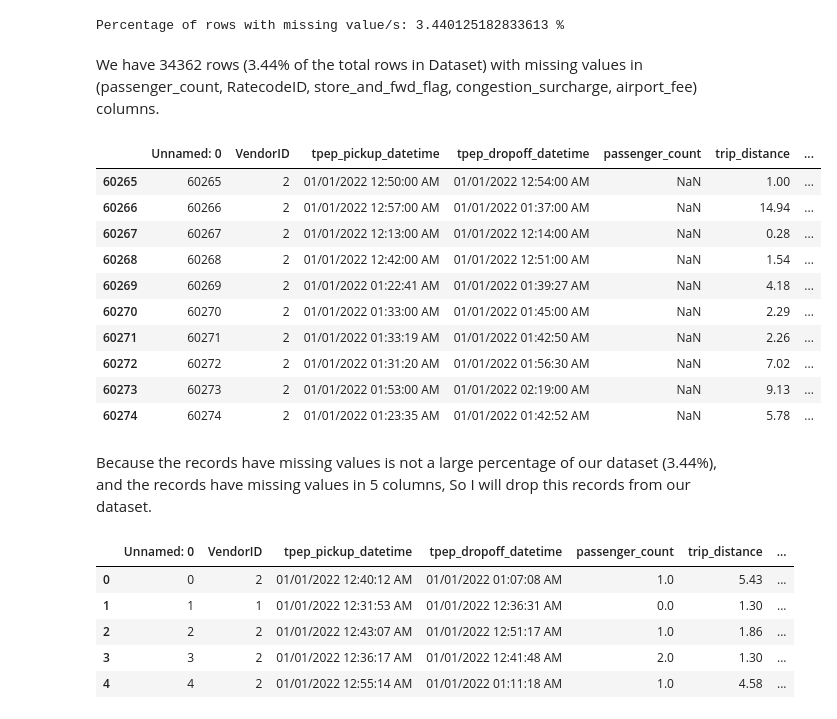
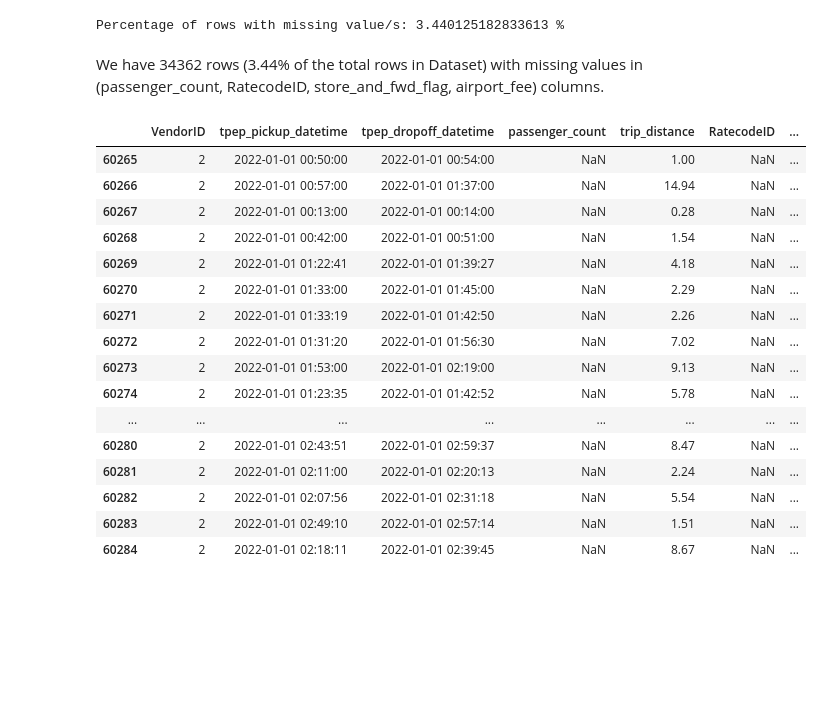
Before and after one commit to AbanoubYounan/Predict-Taxi-Fare-Before-Riding, a Jupyter notebook: Predict_NewYork_Yellow_Taxi_Fare.ipynb, the cells around one changed output. Cells and saved outputs as stored; diff of their text form; code cells hidden in the pictures; blank space fills up the shorter version.

Commit message:
Drop irrelevant columns, Change Datatypes, and Exploring intersting patterns in records with missing values

```diff
--- a/Predict_NewYork_Yellow_Taxi_Fare.ipynb
+++ b/Predict_NewYork_Yellow_Taxi_Fare.ipynb
@@ -87,0 +95,3 @@ Every Row repressents a single trip.
+# %%
+df0.drop(columns=["Unnamed: 0","extra", "mta_tax", "tip_amount", "tolls_amount", "improvement_surcharge", "total_amount", "congestion_surcharge"], axis=1, inplace= True)
+df0.head()
@@ -87,0 +148,8 @@ Every Row repressents a single trip.
+# %%
+df0['VendorID'] = df0['VendorID'].astype('category')
+df0['RatecodeID'] = df0['RatecodeID'].astype('category')
+df0['store_and_fwd_flag'] = df0['store_and_fwd_flag'].astype('category')
+df0['PULocationID'] = df0['PULocationID'].astype('category')
+df0['DOLocationID'] = df0['DOLocationID'].astype('category')
+df0['payment_type'] = df0['payment_type'].astype('category')
+df0.info()
@@ -87,0 +178,4 @@ Every Row repressents a single trip.
+# %%
+df0['tpep_pickup_datetime'] = pd.to_datetime(df0['tpep_pickup_datetime'])
+df0['tpep_dropoff_datetime'] = pd.to_datetime(df0['tpep_dropoff_datetime'])
+df0.info()
@@ -119,33 +229,27 @@ print('Percentage of rows with missing value/s:',(df0.isna().any(axis=1).sum()/d
 # %% [output]
 Percentage of rows with missing value/s: 3.440125182833613 %
 # %% [markdown]
-We have 34362 rows (3.44% of the total rows in Dataset) with missing values in (passenger_count, RatecodeID, store_and_fwd_flag, congestion_surcharge, airport_fee) columns.
+We have 34362 rows (3.44% of the total rows in Dataset) with missing values in (passenger_count, RatecodeID, store_and_fwd_flag, airport_fee) columns.
 # %%
 # Investigating rows with missing values:
 mask = df0.isna().any(axis=1)
-df_missing_passenger_count = df0[mask]
-df_missing_passenger_count.head(10)
+df_missing = df0[mask]
+df_missing.head(20)
 # %% [output]
-|  | Unnamed: 0 | VendorID | tpep_pickup_datetime | tpep_dropoff_datetime | passenger_count | trip_distance | ... |
-| 60265 | 60265 | 2 | 01/01/2022 12:50:00 AM | 01/01/2022 12:54:00 AM | NaN | 1.00 | ... |
-| 60266 | 60266 | 2 | 01/01/2022 12:57:00 AM | 01/01/2022 01:37:00 AM | NaN | 14.94 | ... |
-| 60267 | 60267 | 2 | 01/01/2022 12:13:00 AM | 01/01/2022 12:14:00 AM | NaN | 0.28 | ... |
-| 60268 | 60268 | 2 | 01/01/2022 12:42:00 AM | 01/01/2022 12:51:00 AM | NaN | 1.54 | ... |
-| 60269 | 60269 | 2 | 01/01/2022 01:22:41 AM | 01/01/2022 01:39:27 AM | NaN | 4.18 | ... |
-| 60270 | 60270 | 2 | 01/01/2022 01:33:00 AM | 01/01/2022 01:45:00 AM | NaN | 2.29 | ... |
-| 60271 | 60271 | 2 | 01/01/2022 01:33:19 AM | 01/01/2022 01:42:50 AM | NaN | 2.26 | ... |
-| 60272 | 60272 | 2 | 01/01/2022 01:31:20 AM | 01/01/2022 01:56:30 AM | NaN | 7.02 | ... |
-| 60273 | 60273 | 2 | 01/01/2022 01:53:00 AM | 01/01/2022 02:19:00 AM | NaN | 9.13 | ... |
-| 60274 | 60274 | 2 | 01/01/2022 01:23:35 AM | 01/01/2022 01:42:52 AM | NaN | 5.78 | ... |
+|  | VendorID | tpep_pickup_datetime | tpep_dropoff_datetime | passenger_count | trip_distance | RatecodeID | ... |
+| 60265 | 2 | 2022-01-01 00:50:00 | 2022-01-01 00:54:00 | NaN | 1.00 | NaN | ... |
+| 60266 | 2 | 2022-01-01 00:57:00 | 2022-01-01 01:37:00 | NaN | 14.94 | NaN | ... |
+| 60267 | 2 | 2022-01-01 00:13:00 | 2022-01-01 00:14:00 | NaN | 0.28 | NaN | ... |
+| 60268 | 2 | 2022-01-01 00:42:00 | 2022-01-01 00:51:00 | NaN | 1.54 | NaN | ... |
+| 60269 | 2 | 2022-01-01 01:22:41 | 2022-01-01 01:39:27 | NaN | 4.18 | NaN | ... |
+| 60270 | 2 | 2022-01-01 01:33:00 | 2022-01-01 01:45:00 | NaN | 2.29 | NaN | ... |
+| 60271 | 2 | 2022-01-01 01:33:19 | 2022-01-01 01:42:50 | NaN | 2.26 | NaN | ... |
+| 60272 | 2 | 2022-01-01 01:31:20 | 2022-01-01 01:56:30 | NaN | 7.02 | NaN | ... |
+| 60273 | 2 | 2022-01-01 01:53:00 | 2022-01-01 02:19:00 | NaN | 9.13 | NaN | ... |
+| 60274 | 2 | 2022-01-01 01:23:35 | 2022-01-01 01:42:52 | NaN | 5.78 | NaN | ... |
+| ... | ... | ... | ... | ... | ... | ... | ... |
+| 60280 | 2 | 2022-01-01 02:43:51 | 2022-01-01 02:59:37 | NaN | 8.47 | NaN | ... |
+| 60281 | 2 | 2022-01-01 02:11:00 | 2022-01-01 02:20:13 | NaN | 2.24 | NaN | ... |
+| 60282 | 2 | 2022-01-01 02:07:56 | 2022-01-01 02:31:18 | NaN | 5.54 | NaN | ... |
+| 60283 | 2 | 2022-01-01 02:49:10 | 2022-01-01 02:57:14 | NaN | 1.51 | NaN | ... |
+| 60284 | 2 | 2022-01-01 02:18:11 | 2022-01-01 02:39:45 | NaN | 8.67 | NaN | ... |
-# %% [markdown]
-Because the records have missing values is not a large percentage of our dataset (3.44%), and the records have missing values in 5 columns, So I will drop this records from our dataset.
-# %%
-df = df0.dropna()
-df.head()
-# %% [output]
-|  | Unnamed: 0 | VendorID | tpep_pickup_datetime | tpep_dropoff_datetime | passenger_count | trip_distance | ... |
-| 0 | 0 | 2 | 01/01/2022 12:40:12 AM | 01/01/2022 01:07:08 AM | 1.0 | 5.43 | ... |
-| 1 | 1 | 1 | 01/01/2022 12:31:53 AM | 01/01/2022 12:36:31 AM | 0.0 | 1.30 | ... |
-| 2 | 2 | 2 | 01/01/2022 12:43:07 AM | 01/01/2022 12:51:17 AM | 1.0 | 1.86 | ... |
-| 3 | 3 | 2 | 01/01/2022 12:36:17 AM | 01/01/2022 12:41:48 AM | 2.0 | 1.30 | ... |
-| 4 | 4 | 2 | 01/01/2022 12:55:14 AM | 01/01/2022 01:11:18 AM | 1.0 | 4.58 | ... |
```
Also changed, not shown: parts of 21 cells of this notebook.
